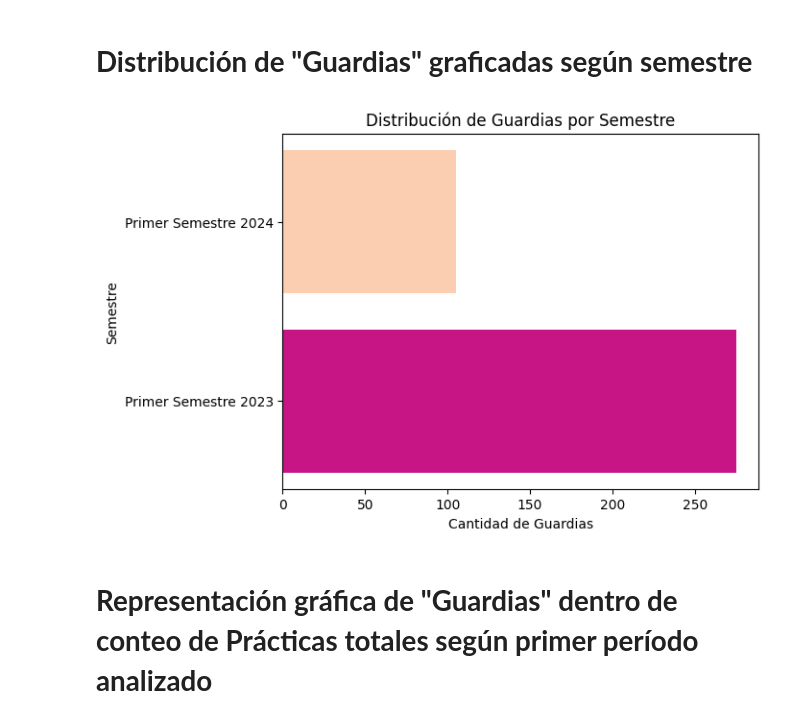
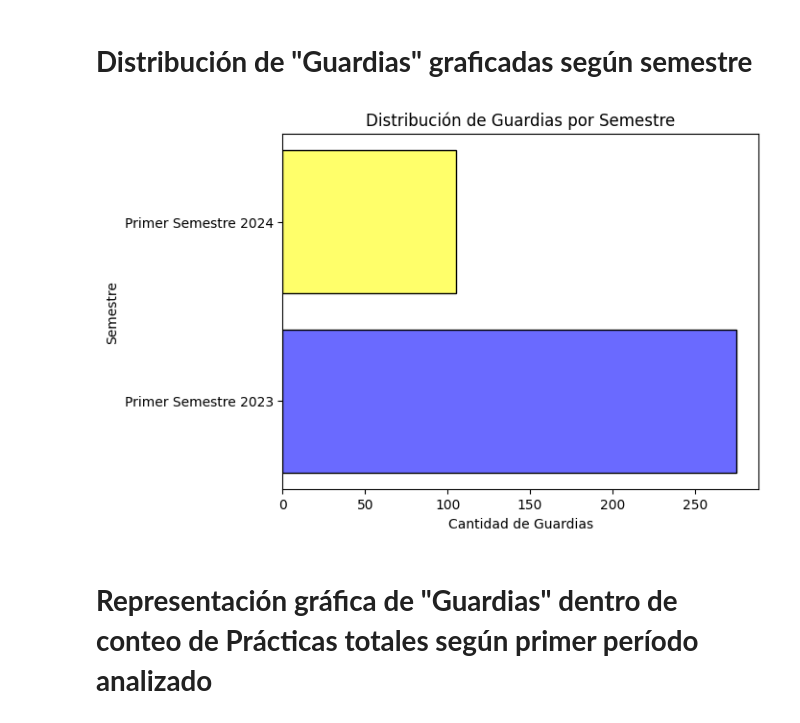
Before and after one commit to Smagali/Tps, a Jupyter notebook: PAMI_PP.ipynb, the cells around one changed output. Saved outputs shown, nothing was run; the diff lists cells and outputs as text; code cells hidden in the pictures.

```diff
--- a/PAMI_PP.ipynb
+++ b/PAMI_PP.ipynb
@@ -209,25 +194,28 @@ Passing `palette` without assigning `hue` is deprecated and will be removed in v
 # %% [markdown]
 Conteo de consultas de guardia segun períodos estudiados
 # %%
-# Filtrar registros donde PRACTICA sea 429003 y la fecha esté entre el 01-09-2022 y el 31-03-2023
+# Filtro consultas de guardia
 fecha_inicio = '01/09/2022'
 fecha_fin = '31/03/2023'
 fecha_inicio2 = '01/01/2024'
 fecha_fin2 = '30/06/2024'
 
-# Aplicar el filtro
-filtro2 = (combined_data['PRACTICA'].str.contains('429003')) & (combined_data['FECHA_TURNO'] >= fecha_inicio) & (combined_data['FECHA_TURNO'] <= fecha_fin)
-consulta_guardia1 = combined_data[filtro2]
-filtro3= (combined_data['PRACTICA'].str.contains('429003')) & (combined_data['FECHA_TURNO'] >= fecha_inicio2) & (combined_data['FECHA_TURNO'] <= fecha_fin2)
-consulta_guardia2 = combined_data[filtro3]
 
-# Ver los resultados
+filtro_guardia1 = (append_data['PRACTICA'].str.contains('429003')) & (append_data['FECHA_TURNO'] >= fecha_inicio) & (append_data['FECHA_TURNO'] <= fecha_fin)
+
+consulta_guardia1 = append_data[filtro_guardia1]
+
+filtro_guardia2= (append_data['PRACTICA'].str.contains('429003')) & (append_data['FECHA_TURNO'] >= fecha_inicio2) & (append_data['FECHA_TURNO'] <= fecha_fin2)
+
+consulta_guardia2 = append_data[filtro_guardia2]
+
+
 #consulta_guardia1.head()#
-conteo_columna = consulta_guardia1['PRACTICA'].count()
-conteo_columna2 = consulta_guardia2['PRACTICA'].count()
+conteo_guardia1 = consulta_guardia1['PRACTICA'].count()
+conteo_guardia2 = consulta_guardia2['PRACTICA'].count()
 
-print(f"Cantidad de guardias de Primer Semestre 2023: {conteo_columna}")
-print(f"Cantidad de guardias de Primer Semestre 2024: {conteo_columna2}")
+print(f"Cantidad de guardias de Primer Semestre 2023: {conteo_guardia1}")
+print(f"Cantidad de guardias de Primer Semestre 2024: {conteo_guardia2}")
 # %% [output]
 Cantidad de guardias de Primer Semestre 2023: 275
 Cantidad de guardias de Primer Semestre 2024: 105
@@ -235,20 +223,18 @@ Cantidad de guardias de Primer Semestre 2024: 105
 # **Distribución de "Guardias" graficadas según semestre**
 # %%
 etiquetas = ['Primer Semestre 2023', 'Primer Semestre 2024']
-conteos = [conteo_columna, conteo_columna2]  # Conteos de guardias
+conteos = [conteo_guardia1, conteo_guardia2]
 
-# Crear el gráfico de barras horizontales
-plt.barh(etiquetas, conteos, color=['#c71585', '#fbceb1'])
+plt.barh(etiquetas, conteos, color=['#6a6aff', '#ffff6a'], edgecolor='black')
 
-# Agregar título y etiquetas
 plt.title('Distribución de Guardias por Semestre')
 plt.xlabel('Cantidad de Guardias')
 plt.ylabel('Semestre')
 
-# Mostrar el gráfico
+
 plt.show()
 # %% [output]
-[figure, old version]
+[figure, new version]
 # %% [markdown]
 # **Representación gráfica de "Guardias" dentro de conteo de Prácticas totales según primer período analizado**
 # %%
```
Also changed, not shown: parts of 17 cells of this notebook.
